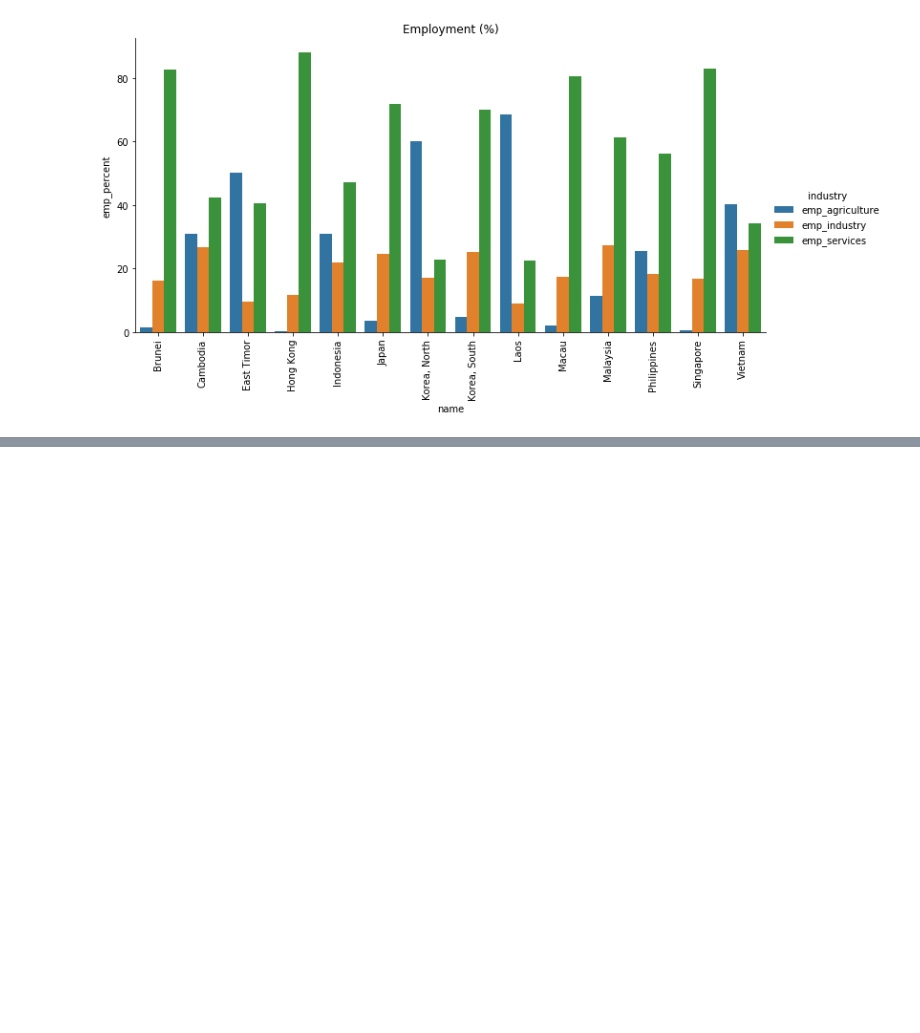
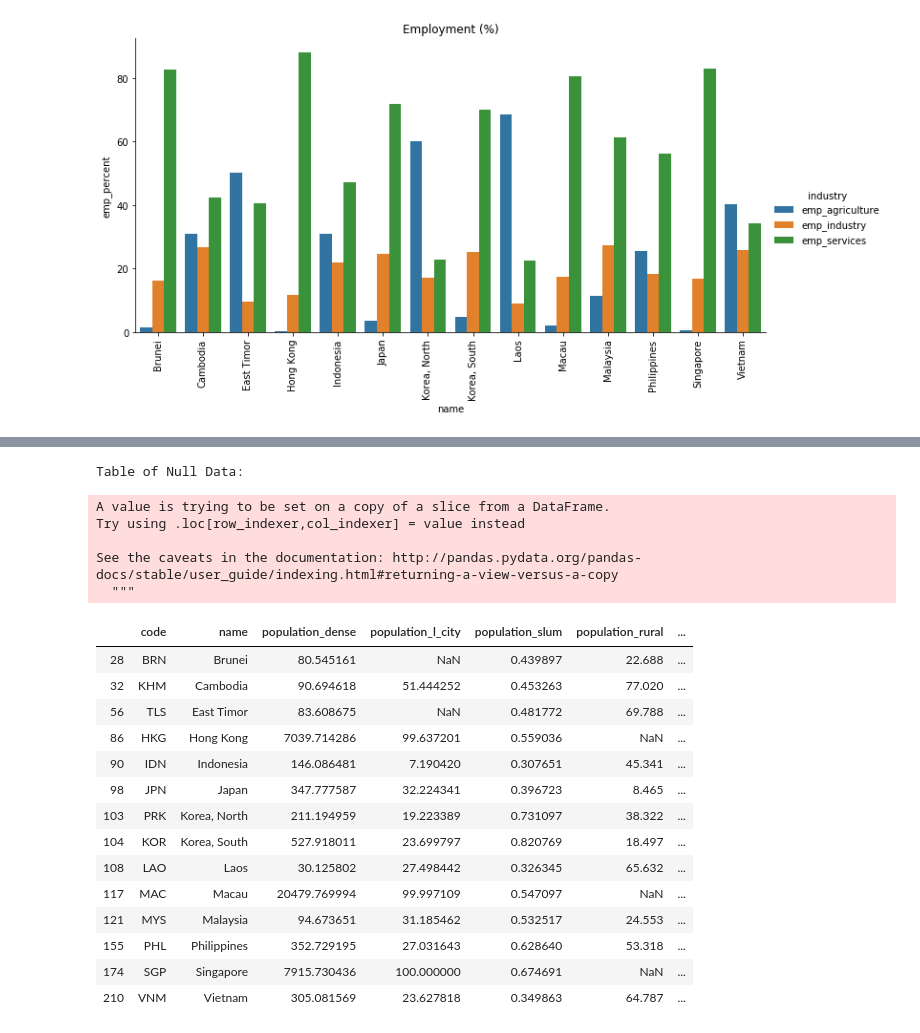
Before and after one commit to georgina1994/Optimus-Primer, a Jupyter notebook: Final Project.ipynb, the cells around one changed output, grey strips where cells are left out. Cells and saved outputs as stored; diff of their text form; code cells hidden in the pictures; blank space fills up the shorter version.

```diff
--- a/Final Project.ipynb
+++ b/Final Project.ipynb
@@ -336,0 +422,29 @@ dtype: float64
+# %%
+#Print number of null value in table
+print("\nTable of Null Data: ")
+for col in env_pop:
+    if env_pop[col].isnull().any():
+        env_pop['m_' + col] = env_pop[col].isnull().astype(int)
+env_pop
+# %% [output]
+Table of Null Data:
+A value is trying to be set on a copy of a slice from a DataFrame.
+Try using .loc[row_indexer,col_indexer] = value instead
+
+See the caveats in the documentation: http://pandas.pydata.org/pandas-docs/stable/user_guide/indexing.html#returning-a-view-versus-a-copy
+  """
+|  | code | name | population_dense | population_l_city | population_slum | population_rural | ... |
+| 28 | BRN | Brunei | 80.545161 | NaN | 0.439897 | 22.688 | ... |
+| 32 | KHM | Cambodia | 90.694618 | 51.444252 | 0.453263 | 77.020 | ... |
+| 56 | TLS | East Timor | 83.608675 | NaN | 0.481772 | 69.788 | ... |
+| 86 | HKG | Hong Kong | 7039.714286 | 99.637201 | 0.559036 | NaN | ... |
+| 90 | IDN | Indonesia | 146.086481 | 7.190420 | 0.307651 | 45.341 | ... |
+| 98 | JPN | Japan | 347.777587 | 32.224341 | 0.396723 | 8.465 | ... |
+| 103 | PRK | Korea, North | 211.194959 | 19.223389 | 0.731097 | 38.322 | ... |
+| 104 | KOR | Korea, South | 527.918011 | 23.699797 | 0.820769 | 18.497 | ... |
+| 108 | LAO | Laos | 30.125802 | 27.498442 | 0.326345 | 65.632 | ... |
+| 117 | MAC | Macau | 20479.769994 | 99.997109 | 0.547097 | NaN | ... |
+| 121 | MYS | Malaysia | 94.673651 | 31.185462 | 0.532517 | 24.553 | ... |
+| 155 | PHL | Philippines | 352.729195 | 27.031643 | 0.628640 | 53.318 | ... |
+| 174 | SGP | Singapore | 7915.730436 | 100.000000 | 0.674691 | NaN | ... |
+| 210 | VNM | Vietnam | 305.081569 | 23.627818 | 0.349863 | 64.787 | ... |
```
Also changed, not shown: parts of 3 cells of this notebook.
